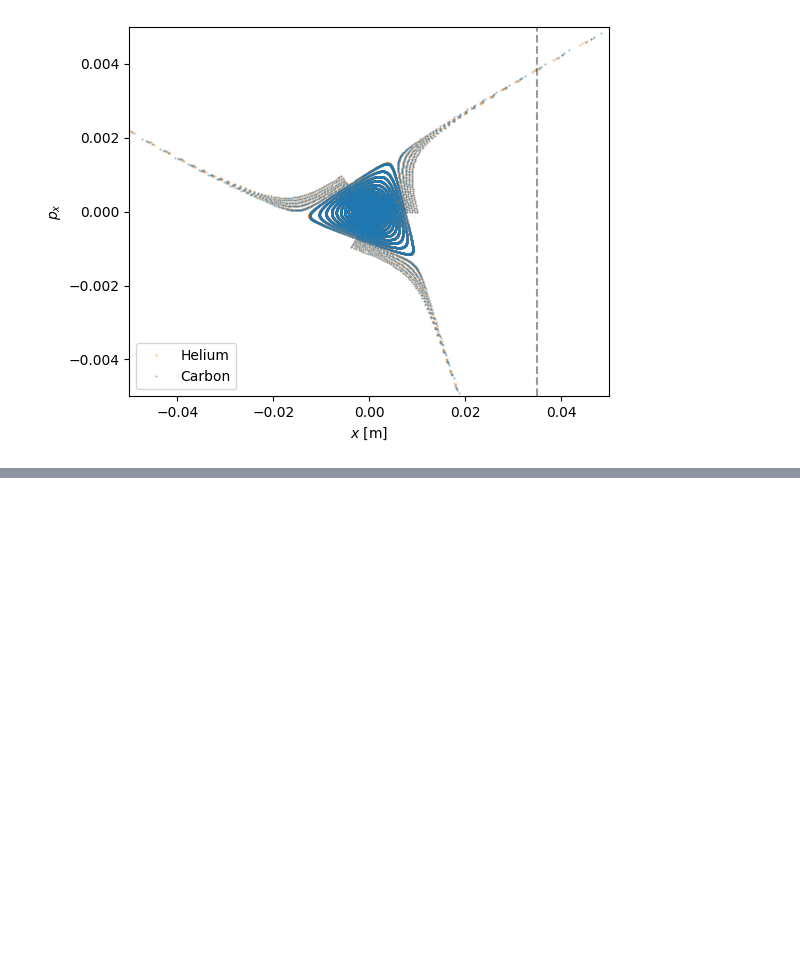
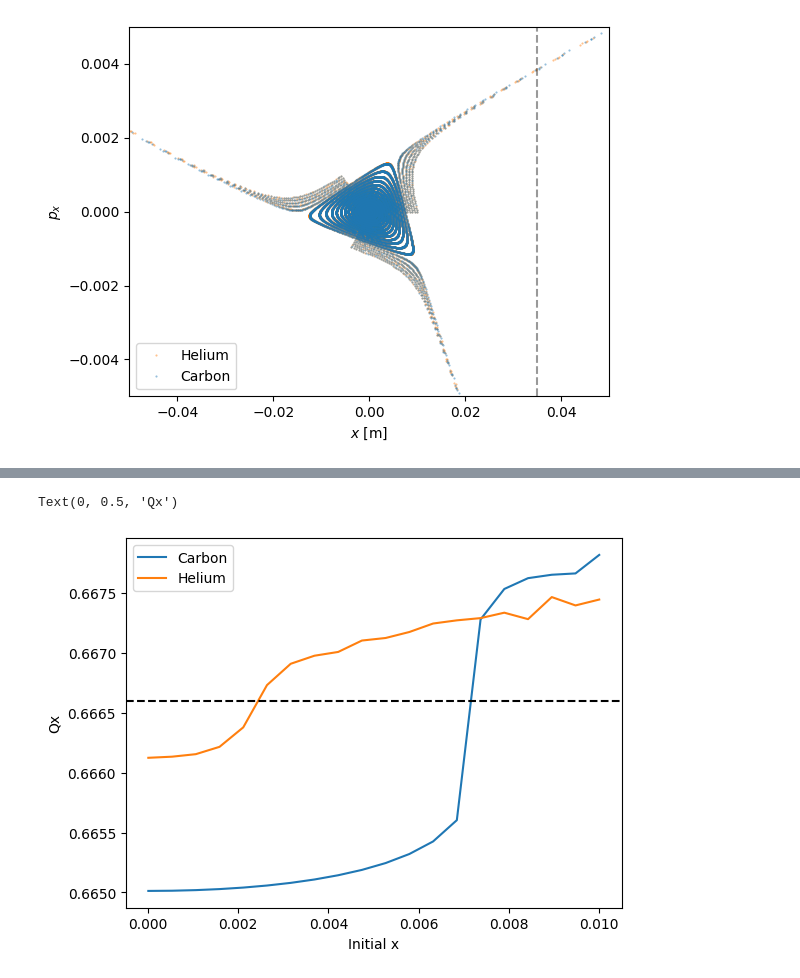
Before and after one commit to xsuite/tutorial_mixed_beams, a Jupyter notebook: notebook_04_mixed_beams_slow_extraction.ipynb, the cells around one changed output, grey strips where cells are left out. Saved outputs shown, nothing was run; the diff lists cells and outputs as text; code cells hidden in the pictures; blank space fills up the shorter version.

```diff
--- a/notebook_04_mixed_beams_slow_extraction.ipynb
+++ b/notebook_04_mixed_beams_slow_extraction.ipynb
@@ -91,0 +128,18 @@ plt.legend()
+# %%
+qx_hel = []
+qx_car = []
+for ii in range(len(x_gen)):
+    qx_hel.append(nafflib.get_tune(rec_hel.x[ii, :] + 1j * rec_hel.px[ii, :]))
+    qx_car.append(nafflib.get_tune(rec_car.x[ii, :] + 1j * rec_car.px[ii, :]))
+qx_hel = np.asarray(qx_hel)
+qx_car = np.asarray(qx_car)
+# %%
+plt.plot(x_gen, 1. - qx_car, label='Carbon')
+plt.plot(x_gen, 1. - qx_hel, label='Helium')
+plt.axhline(y=0.6666, linestyle='--', color='k')
+plt.legend()
+plt.xlabel('Initial x')
+plt.ylabel('Qx')
+# %% [output]
+Text(0, 0.5, 'Qx')
+[figure, added]
```
Also changed, not shown: parts of 10 cells of this notebook.
